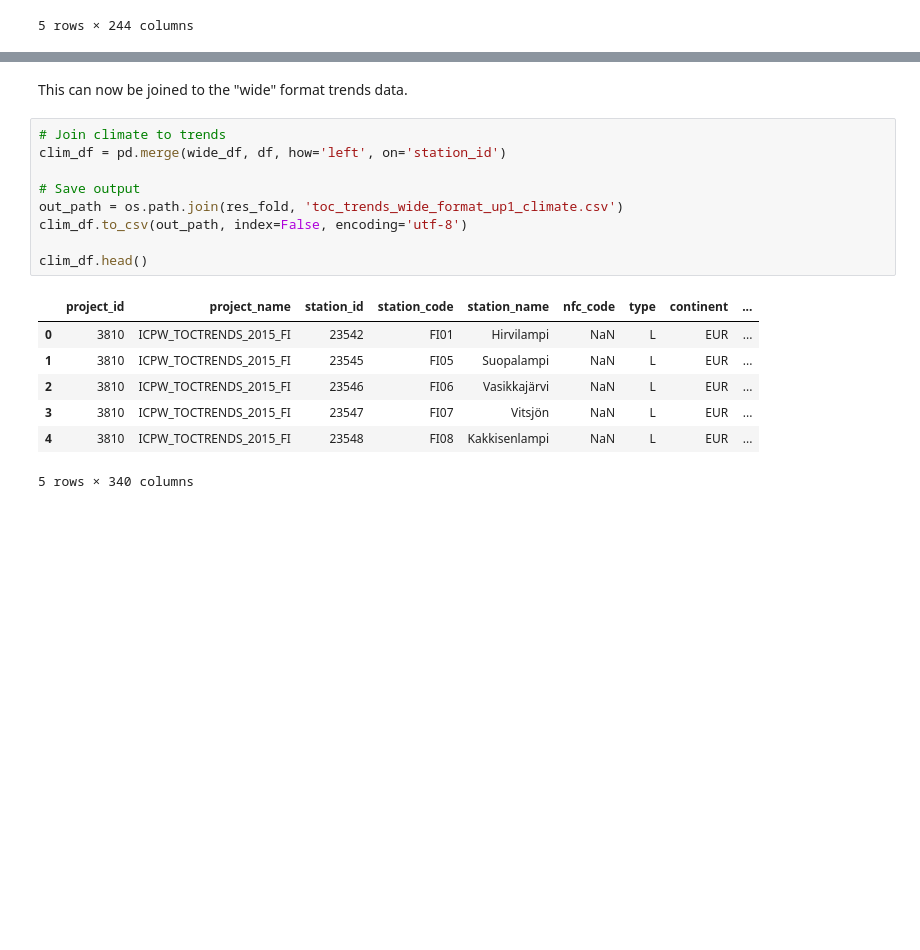
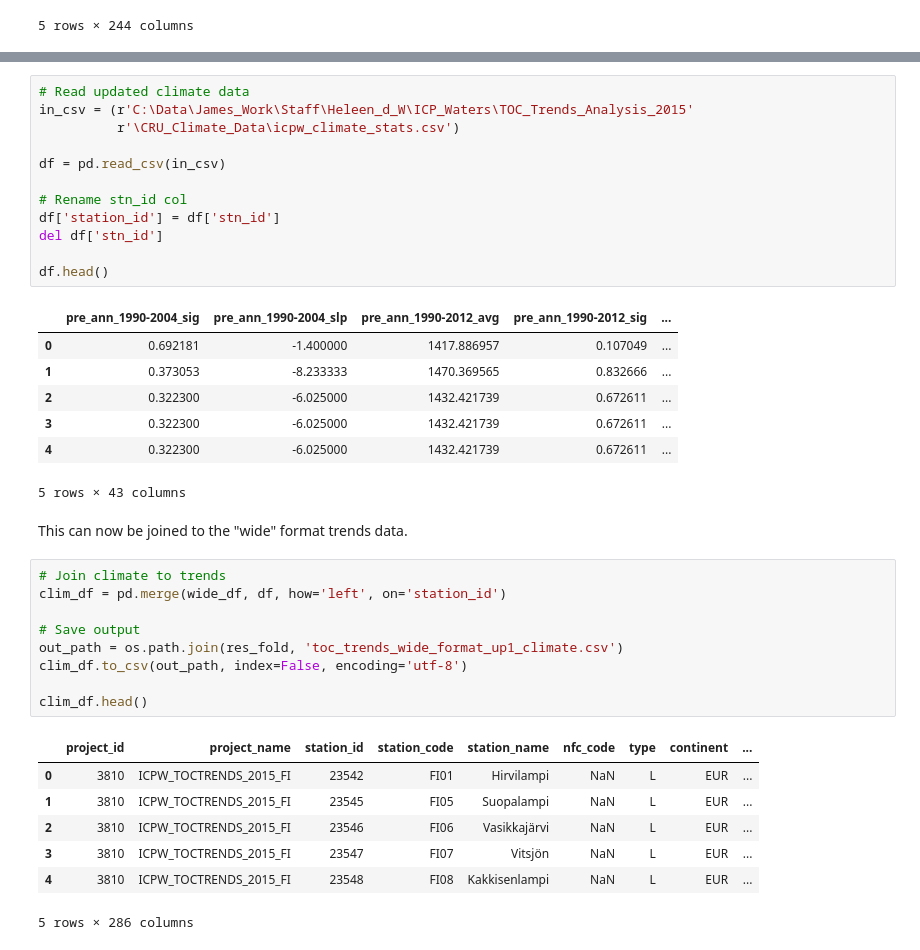
Before and after one commit to JamesSample/icpw, a Jupyter notebook: toc_trends_oct_2016_part3.ipynb, the cells around one changed output, grey strips where cells are left out. Drawn from its saved outputs; the diff is of its cells as text; blank space fills up the shorter version.

```diff
--- a/toc_trends_oct_2016_part3.ipynb
+++ b/toc_trends_oct_2016_part3.ipynb
@@ -218,6 +220,26 @@ df.head()
 | 3 | 103 | 0.394579 | 0.000502 | 0.002914 | 2.205357 | ... |
 | 4 | 104 | 0.305090 | 0.000457 | 0.004516 | 2.369643 | ... |
 5 rows × 97 columns
+# %%
+# Read updated climate data
+in_csv = (r'C:\Data\James_Work\Staff\Heleen_d_W\ICP_Waters\TOC_Trends_Analysis_2015'
+          r'\CRU_Climate_Data\icpw_climate_stats.csv')
+
+df = pd.read_csv(in_csv)
+
+# Rename stn_id col
+df['station_id'] = df['stn_id']
+del df['stn_id']
+
+df.head()
+# %% [output]
+|  | pre_ann_1990-2004_sig | pre_ann_1990-2004_slp | pre_ann_1990-2012_avg | pre_ann_1990-2012_sig | ... |
+| 0 | 0.692181 | -1.400000 | 1417.886957 | 0.107049 | ... |
+| 1 | 0.373053 | -8.233333 | 1470.369565 | 0.832666 | ... |
+| 2 | 0.322300 | -6.025000 | 1432.421739 | 0.672611 | ... |
+| 3 | 0.322300 | -6.025000 | 1432.421739 | 0.672611 | ... |
+| 4 | 0.322300 | -6.025000 | 1432.421739 | 0.672611 | ... |
+5 rows × 43 columns
 # %% [markdown]
 This can now be joined to the "wide" format trends data.
 # %%
@@ -236,4 +258,4 @@ clim_df.head()
 | 2 | 3810 | ICPW_TOCTRENDS_2015_FI | 23546 | FI06 | Vasikkajärvi | NaN | L | EUR | ... |
 | 3 | 3810 | ICPW_TOCTRENDS_2015_FI | 23547 | FI07 | Vitsjön | NaN | L | EUR | ... |
 | 4 | 3810 | ICPW_TOCTRENDS_2015_FI | 23548 | FI08 | Kakkisenlampi | NaN | L | EUR | ... |
-5 rows × 340 columns
+5 rows × 286 columns
```
Also changed, not shown: parts of 2 cells of this notebook, 7 other files.
